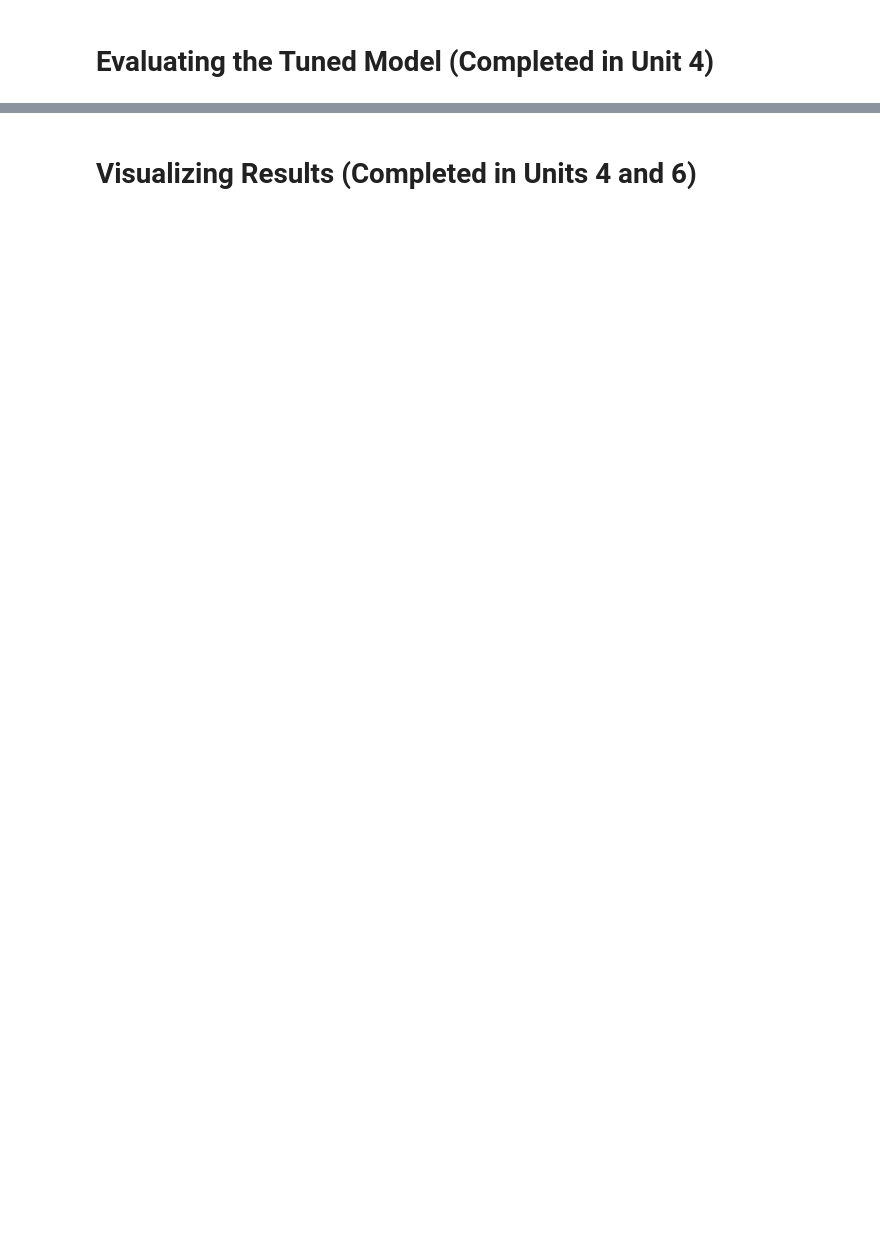
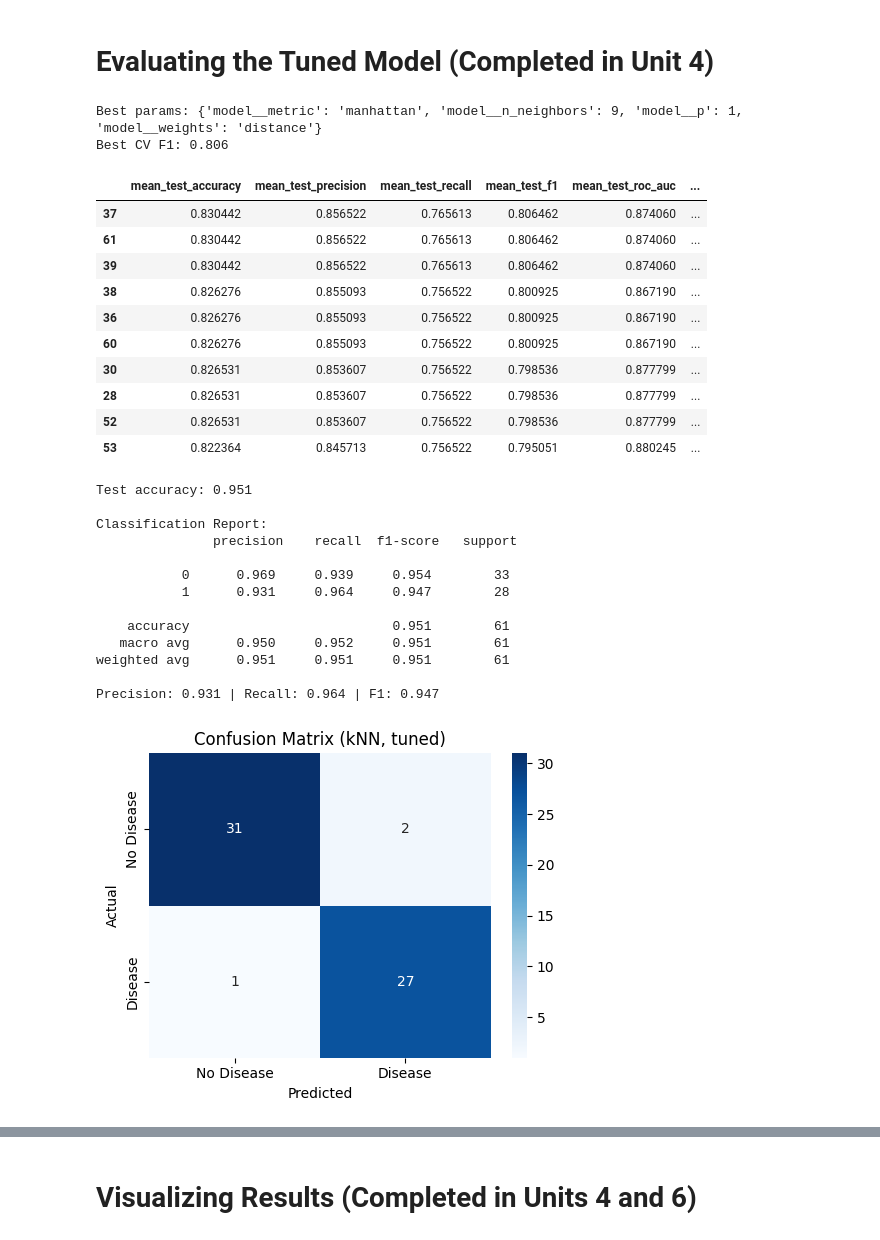
Before and after one commit to x-repos/mines, a Jupyter notebook: datascience/codes/Project - KNN - Benjamin.ipynb, the cells around one changed output, grey strips where cells are left out. Cells and saved outputs as stored; diff of their text form; code cells hidden in the pictures; blank space fills up the shorter version.

```diff
--- a/datascience/codes/Project - KNN - Benjamin.ipynb
+++ b/datascience/codes/Project - KNN - Benjamin.ipynb
@@ -296,0 +368,55 @@ During Units 4, 5, and 6, we will explore and learn additional techniques, and t
+# %%
+#Insert Code Here
+
+print("Best params:", grid.best_params_)
+print("Best CV F1:", round(grid.best_score_, 3))
+
+cvres = pd.DataFrame(grid.cv_results_)
+cols = ["mean_test_accuracy","mean_test_precision","mean_test_recall","mean_test_f1","mean_test_roc_auc","param_model__n_neighbors","param_model__weights","param_model__metric","param_model__p","rank_test_f1"]
+display(cvres.sort_values("rank_test_f1")[cols].head(10))
+best_clf = grid.best_estimator_
+
+y_pred = best_clf.predict(X_test)
+print("\nTest accuracy:", round(accuracy_score(y_test, y_pred), 3))
+print("\nClassification Report:\n", classification_report(y_test, y_pred, digits=3))
+
+# Binary metrics (pos label = 1). Change 'pos_label' if your positive class is 0.
+prec, rec, f1, _ = precision_recall_fscore_support(y_test, y_pred, average="binary", zero_division=0)
+print(f"Precision: {prec:.3f} | Recall: {rec:.3f} | F1: {f1:.3f}")
+
+# Confusion matrix
+cm = confusion_matrix(y_test, y_pred)
+plt.figure(figsize=(5,4))
+sns.heatmap(cm, annot=True, fmt="d", cmap="Blues",
+            xticklabels=["No Disease","Disease"],
+            yticklabels=["No Disease","Disease"])
+plt.xlabel("Predicted"); plt.ylabel("Actual"); plt.title("Confusion Matrix (kNN, tuned)")
+plt.tight_layout(); plt.show()
+# %% [output]
+Best params: {'model__metric': 'manhattan', 'model__n_neighbors': 9, 'model__p': 1, 'model__weights': 'distance'}
+Best CV F1: 0.806
+|  | mean_test_accuracy | mean_test_precision | mean_test_recall | mean_test_f1 | mean_test_roc_auc | ... |
+| 37 | 0.830442 | 0.856522 | 0.765613 | 0.806462 | 0.874060 | ... |
+| 61 | 0.830442 | 0.856522 | 0.765613 | 0.806462 | 0.874060 | ... |
+| 39 | 0.830442 | 0.856522 | 0.765613 | 0.806462 | 0.874060 | ... |
+| 38 | 0.826276 | 0.855093 | 0.756522 | 0.800925 | 0.867190 | ... |
+| 36 | 0.826276 | 0.855093 | 0.756522 | 0.800925 | 0.867190 | ... |
+| 60 | 0.826276 | 0.855093 | 0.756522 | 0.800925 | 0.867190 | ... |
+| 30 | 0.826531 | 0.853607 | 0.756522 | 0.798536 | 0.877799 | ... |
+| 28 | 0.826531 | 0.853607 | 0.756522 | 0.798536 | 0.877799 | ... |
+| 52 | 0.826531 | 0.853607 | 0.756522 | 0.798536 | 0.877799 | ... |
+| 53 | 0.822364 | 0.845713 | 0.756522 | 0.795051 | 0.880245 | ... |
+Test accuracy: 0.951
+
+Classification Report:
+               precision    recall  f1-score   support
+
+           0      0.969     0.939     0.954        33
+           1      0.931     0.964     0.947        28
+
+    accuracy                          0.951        61
+   macro avg      0.950     0.952     0.951        61
+weighted avg      0.951     0.951     0.951        61
+
+Precision: 0.931 | Recall: 0.964 | F1: 0.947
+[figure, added]
```
Also changed, not shown: parts of 4 cells of this notebook, 20 other files.
